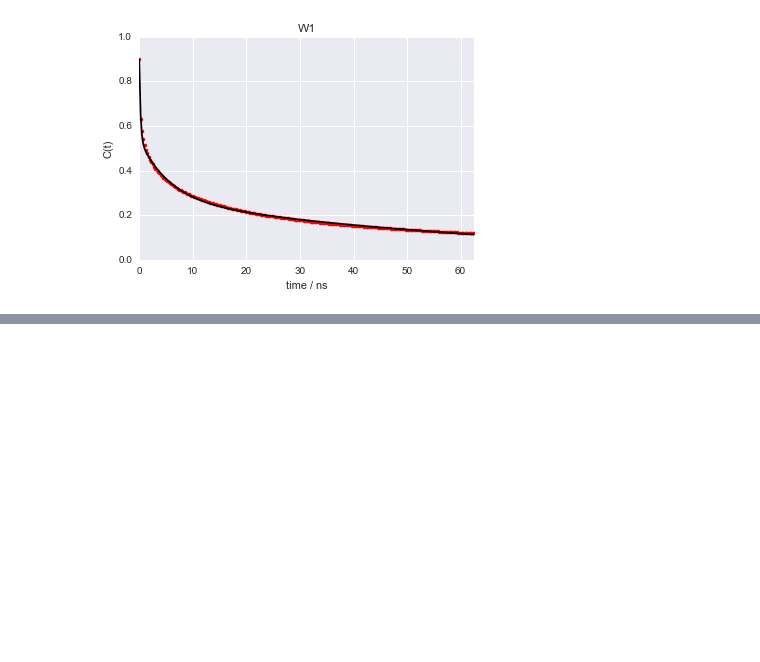
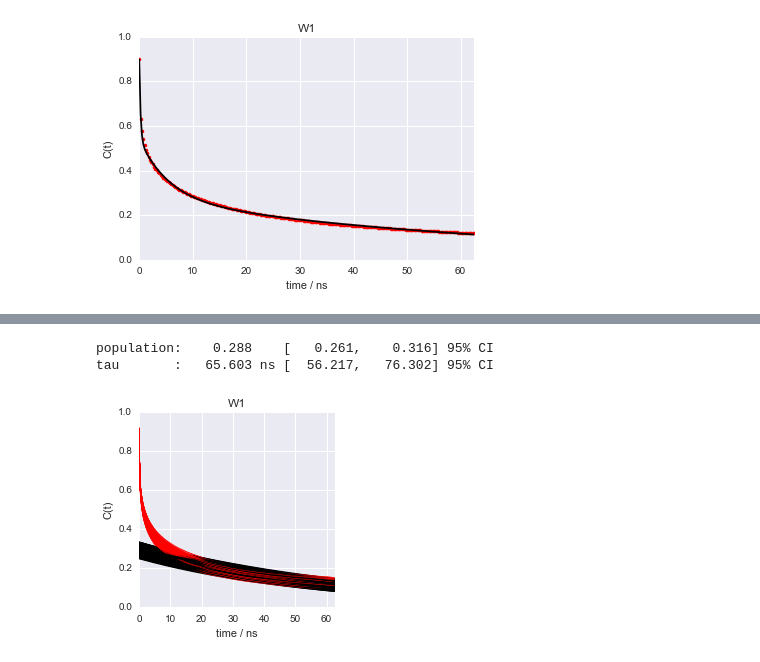
Before and after one commit to choderalab/AURKA_UMN, a Jupyter notebook: analyze/explore-publication-figures.ipynb, the cells around one changed output, grey strips where cells are left out. Cells and saved outputs as stored; diff of their text form; code cells hidden in the pictures; blank space fills up the shorter version.

Commit message:
Confidence intervals for fit of slow relaxation timescales and populations

```diff
--- a/analyze/explore-publication-figures.ipynb
+++ b/analyze/explore-publication-figures.ipynb
@@ -235,0 +262,45 @@ plt.title('W1');
+# %%
+# Bootstrap
+tmin = 15.0 # minimum time for fitting
+tindices = np.where(tvec > tmin)
+nbootstrap = 500
+ntrajs = C.shape[0]
+fig = plt.figure(figsize=[3.5,3.5])
+fraction_n = np.zeros([nbootstrap], np.float64)
+tau_n = np.zeros([nbootstrap], np.float64)
+plt.hold(True)
+for bootstrap in range(nbootstrap):
+    indices = np.random.choice(range(ntrajs), size=ntrajs, replace=True)
+    D_replicate = C[indices,:].mean(0)
+    # Exponential fit to tail
+    popt, pcov = curve_fit(func, tvec[tindices], D_replicate[tindices], p0=[0.2, 100])
+    # Extract parameters
+    fraction_n[bootstrap] = popt[0]
+    tau_n[bootstrap] = popt[1]
+    # Plot exponential fit
+    plt.plot(tvec, func(tvec, *popt), 'k-')
+    plt.plot(tvec, D_replicate, 'r-', linewidth=0.5)
+plt.axis([0, tvec[-1], 0, 1]);
+plt.xlabel('time / ns');
+plt.ylabel('C(t)');
+plt.title('W1');
+
+
+# Compute confidence interval
+import scipy as sp
+import scipy.stats
+def ci(data, interval=0.95):
+    sorted = np.sort(data)
+    ndata = len(data)
+    ilow = int(np.round((0.5-interval/2.)*ndata))
+    ihigh = int(np.round((0.5+interval/2.)*ndata))
+    return [sorted[ilow], sorted[ihigh]]
+
+[fraction_ci_low, fraction_ci_high] = ci(fraction_n)
+[tau_ci_low, tau_ci_high] = ci(tau_n)
+print('population: %8.3f    [%8.3f, %8.3f] 95%% CI' % (fraction, fraction_ci_low, fraction_ci_high))
+print('tau       : %8.3f ns [%8.3f, %8.3f] 95%% CI' % (tau, tau_ci_low, tau_ci_high))
+# %% [output]
+population:    0.288    [   0.261,    0.316] 95% CI
+tau       :   65.603 ns [  56.217,   76.302] 95% CI
+[figure, added]
```
Also changed, not shown: parts of 1 cell of this notebook.
